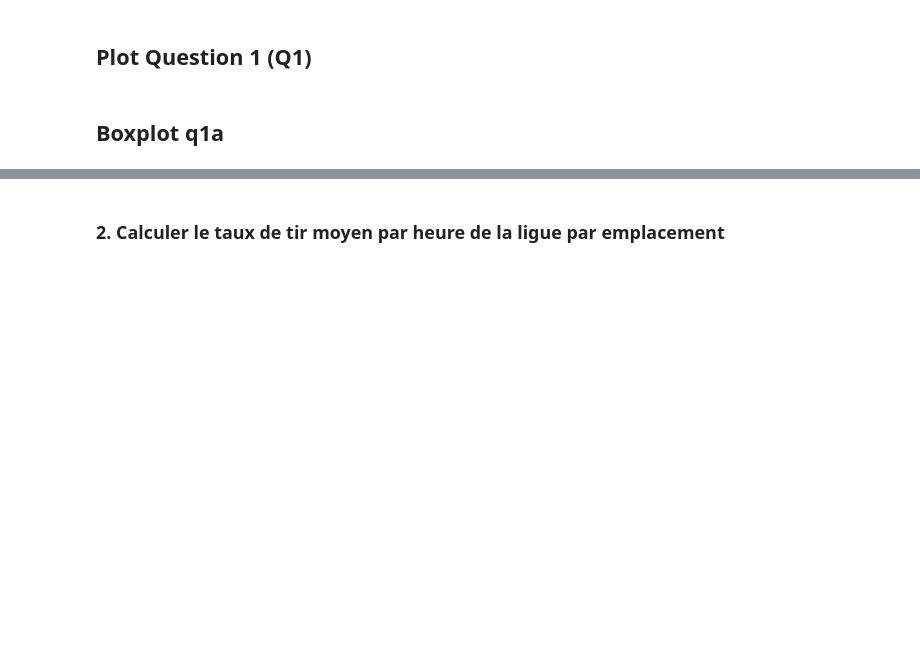
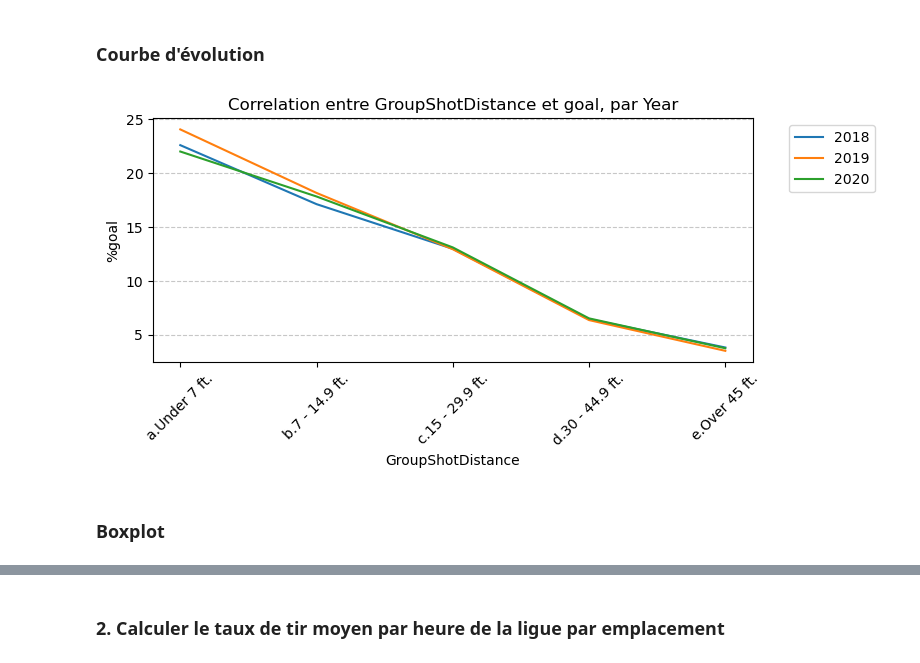
Before and after one commit to Seet-git/FT6758-NHL_A11, a Jupyter notebook: mainNHL.ipynb, the cells around one changed output, grey strips where cells are left out. Drawn from its saved outputs; the diff is of its cells as text; code cells hidden in the pictures; blank space fills up the shorter version.

```diff
--- a/mainNHL.ipynb
+++ b/mainNHL.ipynb
@@ -71,4 +172,4 @@ print(q1a['shotDistance_Group'].value_counts())
 # %%
-# Correlation between goal, shot distance, and season
-q1a_r = get_correlations_3variables(q1a, 'shotDistance_Group', 'Year', 'typeDescKey', 'goal')
-q1a_r.head()
+# Correlation between 3 variables: goal, shot distance, and season (2018 to 2020)
+corr_2018_to_2020 = get_correlations_3variables(df_2018_to_2020, 'GroupShotDistance', 'Year', 'typeDescKey', 'goal')
+corr_2018_to_2020.head()
@@ -75,11 +184,9 @@ q1a_r.head()
-# %% [markdown]
-## Plot Question 1 (Q1)
+# %% [markdown]
+### Courbe d'évolution
 # %%
-# q1a_r",
-data_2018 = q1a_r[q1a_r.columns[q1a_r.columns.str.startswith(str(2018))]]
-
-# data_2018
-plot_graph_correlations(q1a_r, 'goal', q1a, 'Year')
+plot_graph_correlations(corr_2018_to_2020, 'goal', df_2018_to_2020, 'Year')
+# %% [output]
+[figure, added]
 # %% [markdown]
-## Boxplot q1a
+### Boxplot
 # %%
```
Also changed, not shown: parts of 52 cells of this notebook, 19 other files.
